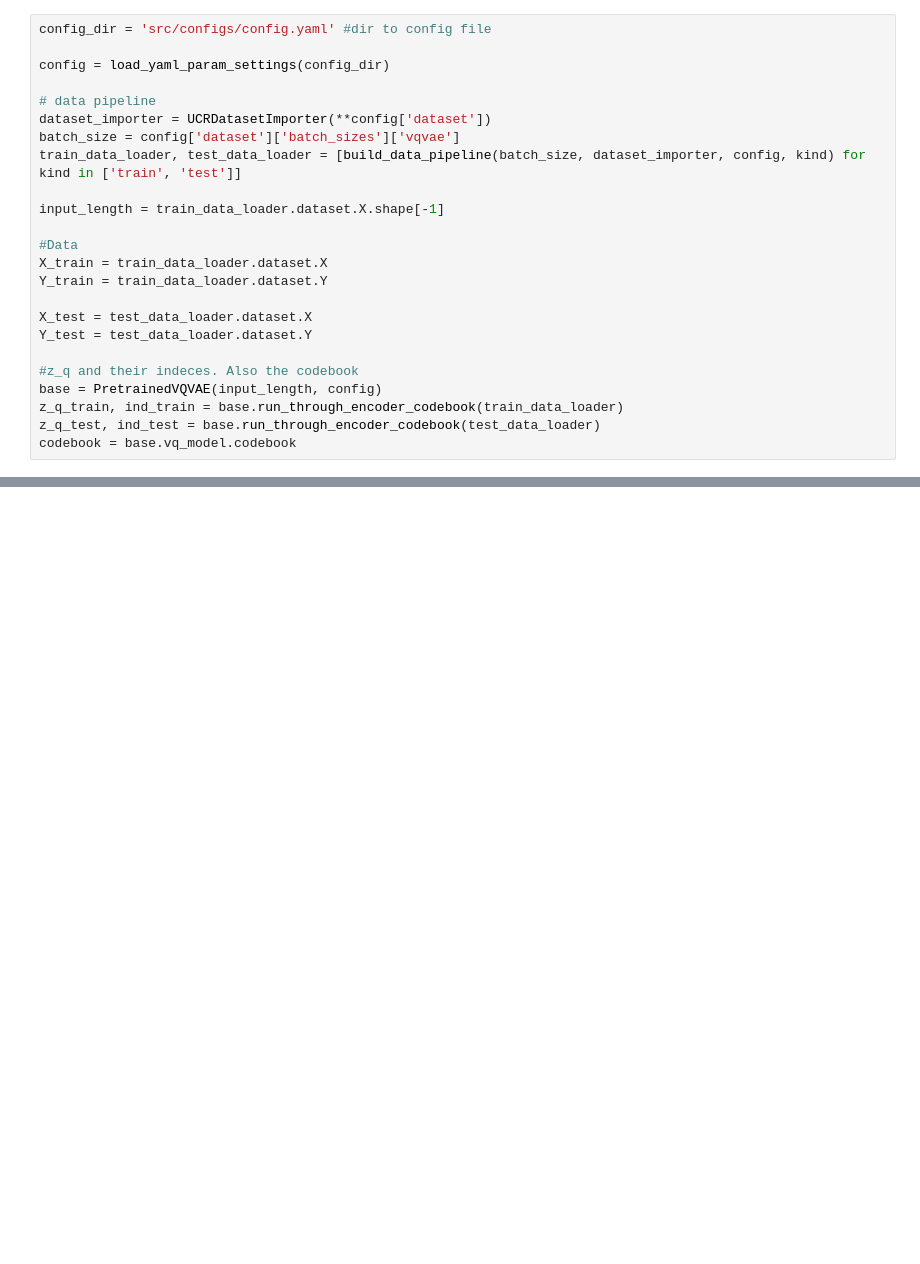
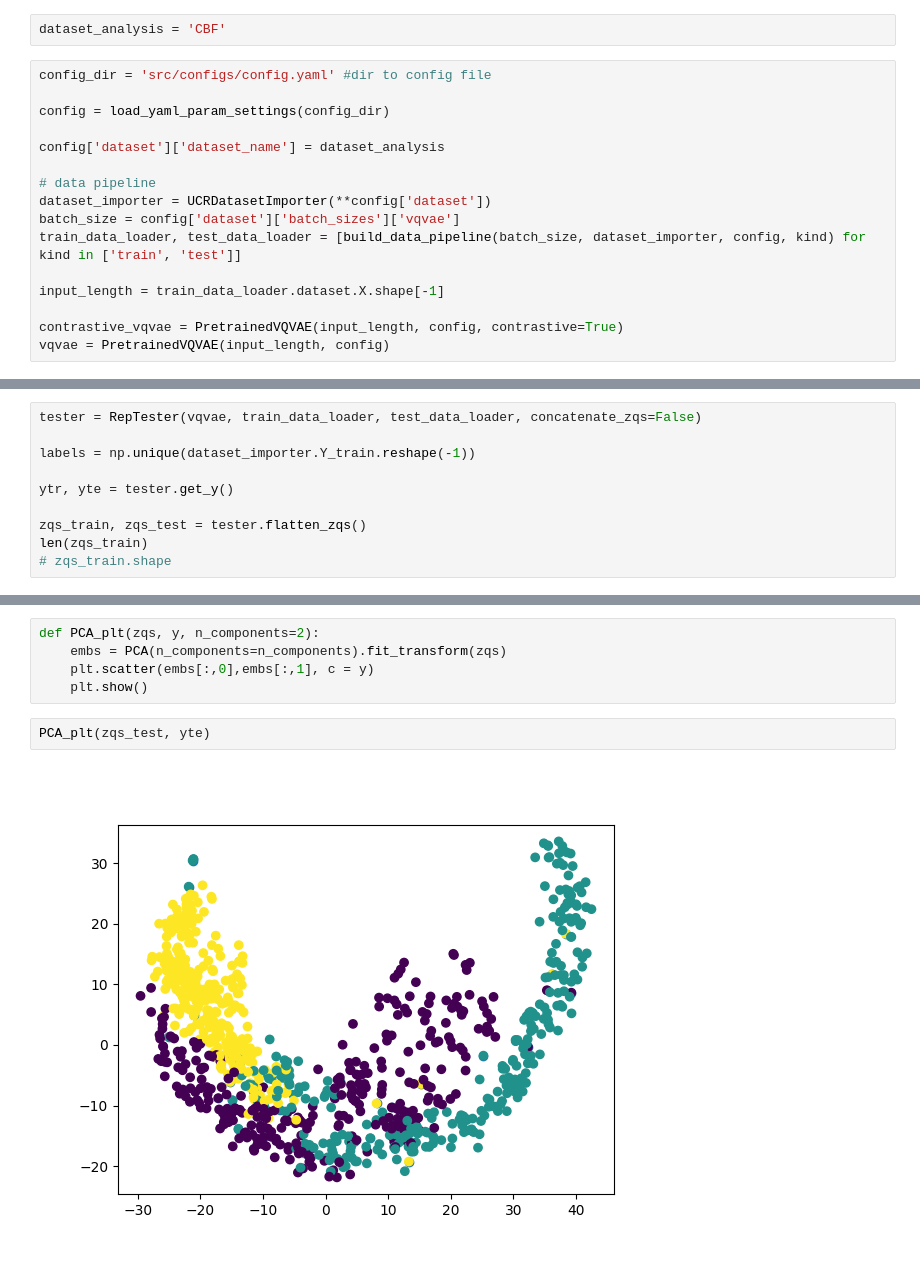
Before and after one commit to erlendlokna/CV-SSL-VQVAE-Framework, a Jupyter notebook: playtime.ipynb, the cells around one changed output, grey strips where cells are left out. Saved outputs shown, nothing was run; the diff lists cells and outputs as text; blank space fills up the shorter version.

```diff
--- a/playtime.ipynb
+++ b/playtime.ipynb
@@ -11,7 +15,11 @@ from src.experiments.classnet_test import train_ClassNet
+# %%
+dataset_analysis = 'CBF'
 # %%
 config_dir = 'src/configs/config.yaml' #dir to config file
 
 config = load_yaml_param_settings(config_dir)
+
+config['dataset']['dataset_name'] = dataset_analysis
 
 # data pipeline
 dataset_importer = UCRDatasetImporter(**config['dataset'])
@@ -20,18 +28,8 @@ train_data_loader, test_data_loader = [build_data_pipeline(batch_size, dataset_i
 
 input_length = train_data_loader.dataset.X.shape[-1]
 
-#Data
-X_train = train_data_loader.dataset.X
-Y_train = train_data_loader.dataset.Y
-
-X_test = test_data_loader.dataset.X
-Y_test = test_data_loader.dataset.Y
-
-#z_q and their indeces. Also the codebook
-base = PretrainedVQVAE(input_length, config)
-z_q_train, ind_train = base.run_through_encoder_codebook(train_data_loader)
-z_q_test, ind_test = base.run_through_encoder_codebook(test_data_loader)
-codebook = base.vq_model.codebook
+contrastive_vqvae = PretrainedVQVAE(input_length, config, contrastive=True)
+vqvae = PretrainedVQVAE(input_length, config)
 # %% [output]
 self.X_train.shape: (30, 128)
 self.X_test.shape: (900, 128)
@@ -49,0 +44,10 @@ RuntimeError: mat1 and mat2 shapes cannot be multiplied (30x2560 and 30x2560)
+# %%
+tester = RepTester(vqvae, train_data_loader, test_data_loader, concatenate_zqs=False)
+
+labels = np.unique(dataset_importer.Y_train.reshape(-1))
+
+ytr, yte = tester.get_y()
+
+zqs_train, zqs_test = tester.flatten_zqs()
+len(zqs_train)
+# zqs_train.shape
@@ -49,0 +56,9 @@ RuntimeError: mat1 and mat2 shapes cannot be multiplied (30x2560 and 30x2560)
+# %%
+def PCA_plt(zqs, y, n_components=2):
+    embs = PCA(n_components=n_components).fit_transform(zqs)
+    plt.scatter(embs[:,0],embs[:,1], c = y)
+    plt.show()
+# %%
+PCA_plt(zqs_test, yte)
+# %% [output]
+[figure, added]
```
Also changed, not shown: parts of 6 cells of this notebook.
